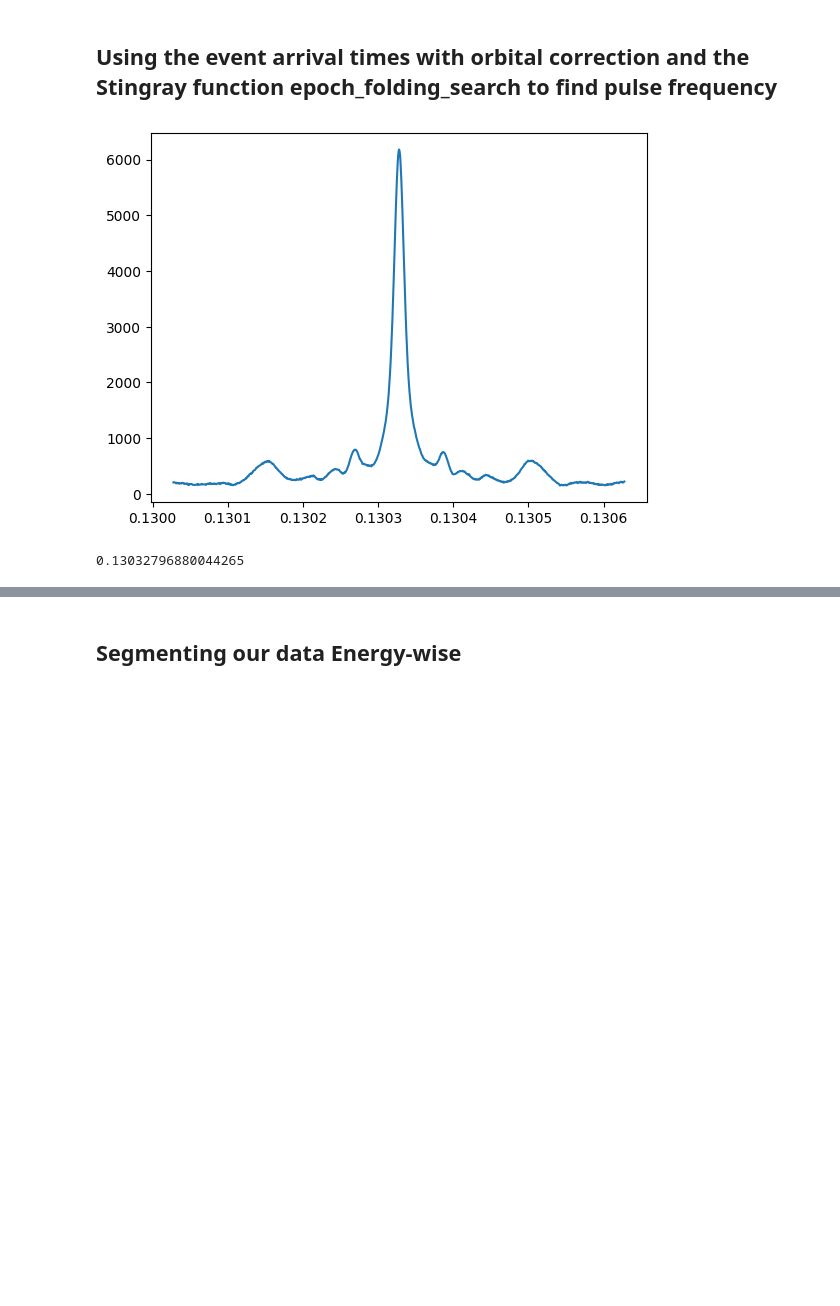
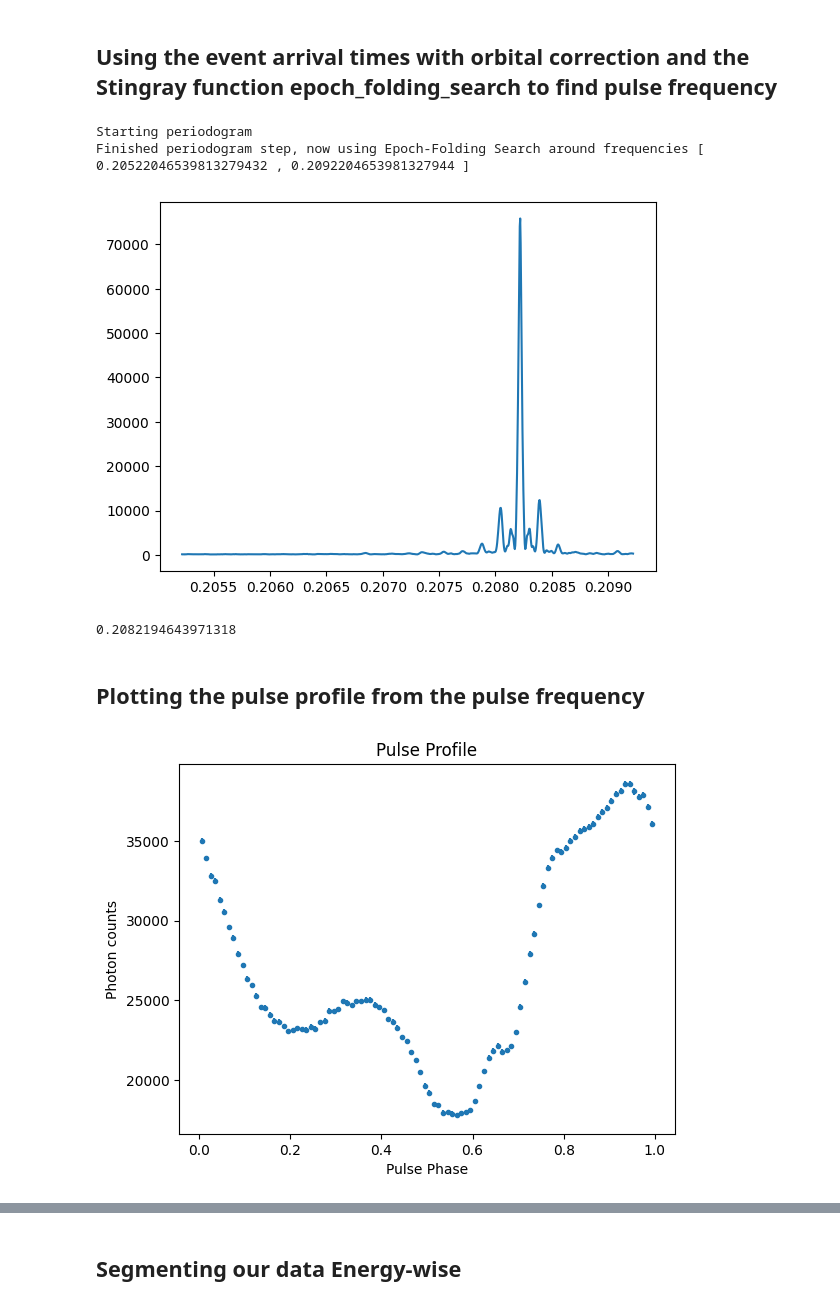
Before and after one commit to SamMerc/APLI, a Jupyter notebook: notebooks/DayM.ipynb, the cells around one changed output, grey strips where cells are left out. Drawn from its saved outputs; the diff is of its cells as text; code cells hidden in the pictures; blank space fills up the shorter version.

```diff
--- a/notebooks/DayM.ipynb
+++ b/notebooks/DayM.ipynb
@@ -136,8 +170,9 @@ ref_time = total_correct_time[0]
 ## Using the event arrival times with orbital correction and the Stingray function epoch_folding_search to find pulse frequency
 # %%
 reload(IF)
-correct_list, guess_freq = IF.get_pulse_freq(N, total_correct_time, total_correct_energies,
-                                             dist, new_gti, seg_length)
+correct_list, guess_freq = IF.get_pulse_freq(N, total_correct_time, total_correct_energies, use_single,
+                                             correct_orbital_time_A, Time_phase_data_A['PI'],
+                                             dist, new_gti, seg_length, cutoff)
 
 #Plotting the power as a function energy
 plt.plot(correct_list[0], correct_list[1])
@@ -150,5 +185,23 @@ print(guess_freq)
 #The pulse frequency obtained from epoch_folding search
 pulse_freq = [guess_freq]
 # %% [output]
+Starting periodogram
+Finished periodogram step, now using Epoch-Folding Search around frequencies [ 0.20522046539813279432 , 0.2092204653981327944 ]
-[figure, old version]
+[figure, new version]
-0.13032796880044265
+0.2082194643971318
+# %% [markdown]
+## Plotting the pulse profile from the pulse frequency
+# %%
+folded_time = IF.phase_fold(total_correct_time[0], total_correct_time, pulse_freq)
+new_l = Lightcurve.make_lightcurve(folded_time, PP_dt)
+errors = np.sqrt(new_l.counts)
+
+plt.errorbar(new_l.time, new_l.counts, yerr=errors, fmt='.')
+plt.xlabel('Pulse Phase')
+plt.ylabel('Photon counts')
+plt.title('Pulse Profile')
+if save_PP:
+    plt.savefig(save_path+'PP.pdf')
+plt.show()
+# %% [output]
+[figure, added]
```
Also changed, not shown: parts of 21 cells of this notebook, 1 other file.
